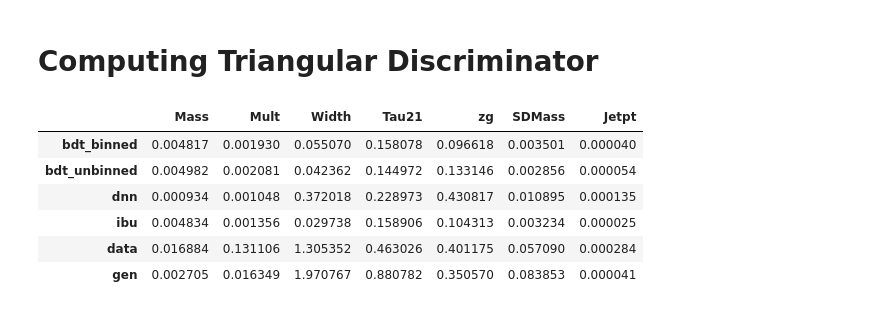
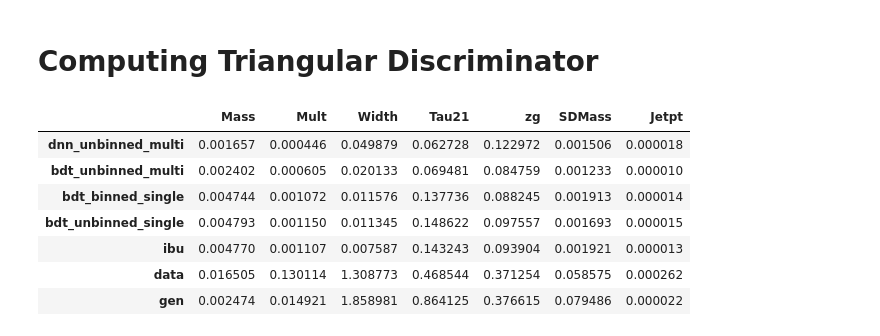
Before and after one commit to CRXKXWYI49/lbnl-omnifold-testing, a Jupyter notebook: main/finalplots.ipynb, the cells around one changed output. Cells and saved outputs as stored; diff of their text form; code cells hidden in the pictures.

```diff
--- a/main/finalplots.ipynb
+++ b/main/finalplots.ipynb
@@ -401,12 +433,12 @@ for key in binned_data:
     )
 
 # Run binned OmniFold
-binned_results = []
+bdt_binned_single_results = []
 for key in binned_data:
     response = binned_data[key]["response"]
     hist = binned_data[key]["hist"]
     omnifold_weights, mc_test, _, _ = omnifold_bdt.binned_omnifold(response, hist, itnum)
-    binned_results.append((omnifold_weights, mc_test))
+    bdt_binned_single_results.append((omnifold_weights, mc_test))
 # %% [output]
 Starting iteration 0
 Starting iteration 1
@@ -437,15 +502,17 @@ mc = True
 truth = True
 
 ibu = True
-binned_bdt = True
-unbinned_bdt = True
-dnn = True
+dnn_unbinned_multi = True
+bdt_unbinned_multi = True
+bdt_binned_single = True
+bdt_unbinned_single = True
 
 truth_fill = True
 ibu_err = True
-binned_bdt_err = True
-unbinned_bdt_err = True
-dnn_err = True
+dnn_unbinned_multi_err = True
+bdt_unbinned_multi_err = True
+bdt_binned_single_err = True
+bdt_unbinned_single_err = True
 # %%
 for i,(obkey,ob) in enumerate(obs.items()):
 
@@ -603,66 +691,37 @@ def triangular_discriminator(p, q):
     discriminator = np.sum((p - q)**2 / (p + q + epsilon))
     return 0.5 * discriminator
 # %%
-for obkey, ob in obs.items():
-
-    ob['of_histgen_binned_unnorm'], ob['of_histgen_unc_binned_unnorm'] = modplot.calc_hist(
-        binned_results[i][1].flatten(),
-        weights=binned_results[i][0][-1][1],
-        bins=ob['bins_mc'],
-        density=False
-    )[:2]
-
-    ob['of_histgen_unbinned_unnorm'], ob['of_histgen_unc_unbinned_unnorm'] = modplot.calc_hist(
-        unbinned_results[i][1].flatten(),
-        weights=unbinned_results[i][0][-1][1],
-        bins=ob['bins_mc'],
-        density=False
-    )[:2]
-
-    ob['of_histgen_dnn_unnorm'], ob['of_histgen_unc_dnn_unnorm'] = modplot.calc_hist(
-        ob['genobs'],
-        weights=multifold_ws[2*itnum],
-        bins=ob['bins_mc'],
-        density=False,
-    )[:2]
-
-    ob['genobs_hist_unnorm'] = np.histogram(ob['genobs'], bins=ob['bins_mc'], density=False)[0]
-    ob['data_hist_unnorm'] = np.histogram(ob['dataobs'], bins=ob['bins_det'], density=False)[0]
-    ob['truth_hist_unnorm'], ob['truth_hist_unc_unnorm'] = modplot.calc_hist(
-        ob['truthobs'],
-        bins=ob['bins_mc'],
-        density=False
-    )[:2]
-
 triangular_discriminator_results = {}
 
 # Iterate through each observable in obs.items()
 for obkey, ob in obs.items():
     if 'truth_hist' in ob:
         truth_hist = ob['truth_hist']
         # Dictionary to store triangular discriminator values for this observable
         discriminator_values = {
-            'bdt_binned': triangular_discriminator(ob['of_histgen_binned'], truth_hist),
-            'bdt_unbinned': triangular_discriminator(ob['of_histgen_unbinned'], truth_hist),
-            'dnn': triangular_discriminator(ob['of_histgen_dnn'], truth_hist),
+            'dnn_unbinned_multi': triangular_discriminator(ob['histgen_dnn_unbinned_multi'], truth_hist),
+            'bdt_unbinned_multi': triangular_discriminator(ob['histgen_bdt_unbinned_multi'], truth_hist),
+            'bdt_binned_single': triangular_discriminator(ob['histgen_bdt_binned_single'], truth_hist),
+            'bdt_unbinned_single': triangular_discriminator(ob['histgen_bdt_unbinned_single'], truth_hist),
             'ibu': triangular_discriminator(ob['ibu_phis'][itnum], truth_hist),
             'data': triangular_discriminator(ob['data_hist'], truth_hist),
             'gen': triangular_discriminator(ob['genobs_hist'], truth_hist)
         }
 
         # Add the results for this observable (obkey) to the main results dictionary
         triangular_discriminator_results[obkey] = discriminator_values
 
 # Convert the results dictionary to a DataFrame
 df_results = pd.DataFrame(triangular_discriminator_results)
 
 # Display the DataFrame
 df_results
 # %% [output]
 |  | Mass | Mult | Width | Tau21 | zg | SDMass | Jetpt |
-| bdt_binned | 0.004817 | 0.001930 | 0.055070 | 0.158078 | 0.096618 | 0.003501 | 0.000040 |
-| bdt_unbinned | 0.004982 | 0.002081 | 0.042362 | 0.144972 | 0.133146 | 0.002856 | 0.000054 |
-| dnn | 0.000934 | 0.001048 | 0.372018 | 0.228973 | 0.430817 | 0.010895 | 0.000135 |
-| ibu | 0.004834 | 0.001356 | 0.029738 | 0.158906 | 0.104313 | 0.003234 | 0.000025 |
-| data | 0.016884 | 0.131106 | 1.305352 | 0.463026 | 0.401175 | 0.057090 | 0.000284 |
-| gen | 0.002705 | 0.016349 | 1.970767 | 0.880782 | 0.350570 | 0.083853 | 0.000041 |
+| dnn_unbinned_multi | 0.001657 | 0.000446 | 0.049879 | 0.062728 | 0.122972 | 0.001506 | 0.000018 |
+| bdt_unbinned_multi | 0.002402 | 0.000605 | 0.020133 | 0.069481 | 0.084759 | 0.001233 | 0.000010 |
+| bdt_binned_single | 0.004744 | 0.001072 | 0.011576 | 0.137736 | 0.088245 | 0.001913 | 0.000014 |
+| bdt_unbinned_single | 0.004793 | 0.001150 | 0.011345 | 0.148622 | 0.097557 | 0.001693 | 0.000015 |
+| ibu | 0.004770 | 0.001107 | 0.007587 | 0.143243 | 0.093904 | 0.001921 | 0.000013 |
+| data | 0.016505 | 0.130114 | 1.308773 | 0.468544 | 0.371254 | 0.058575 | 0.000262 |
+| gen | 0.002474 | 0.014921 | 1.858981 | 0.864125 | 0.376615 | 0.079486 | 0.000022 |
```
Also changed, not shown: parts of 13 cells of this notebook, 37 other files.
